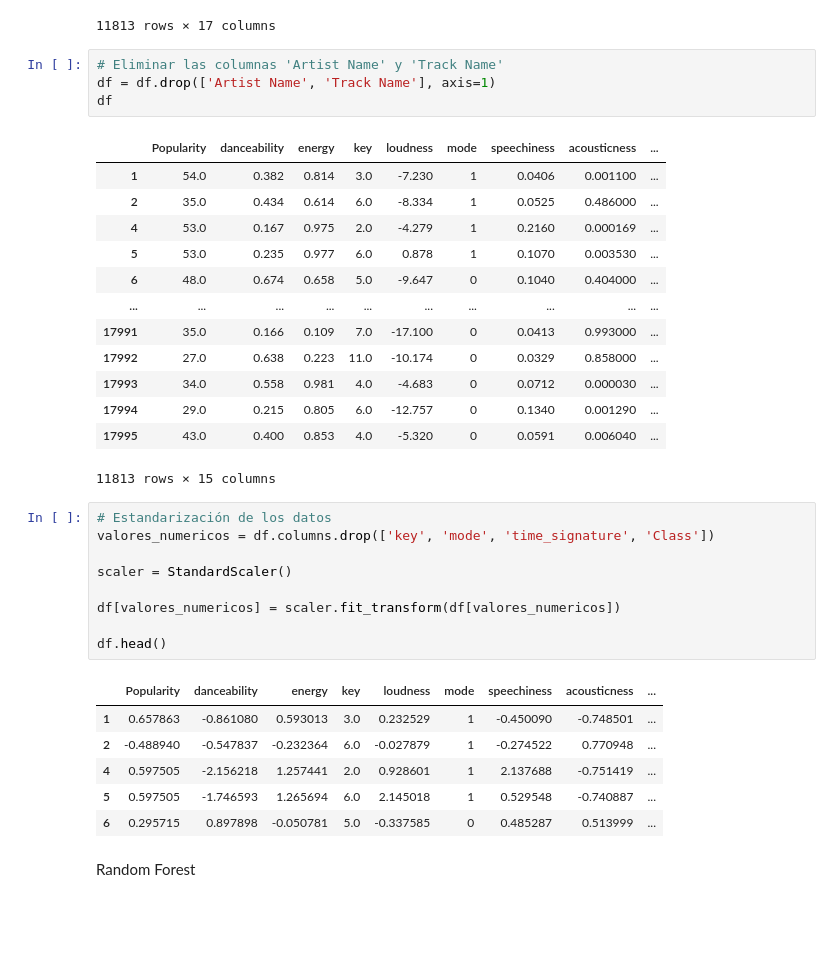
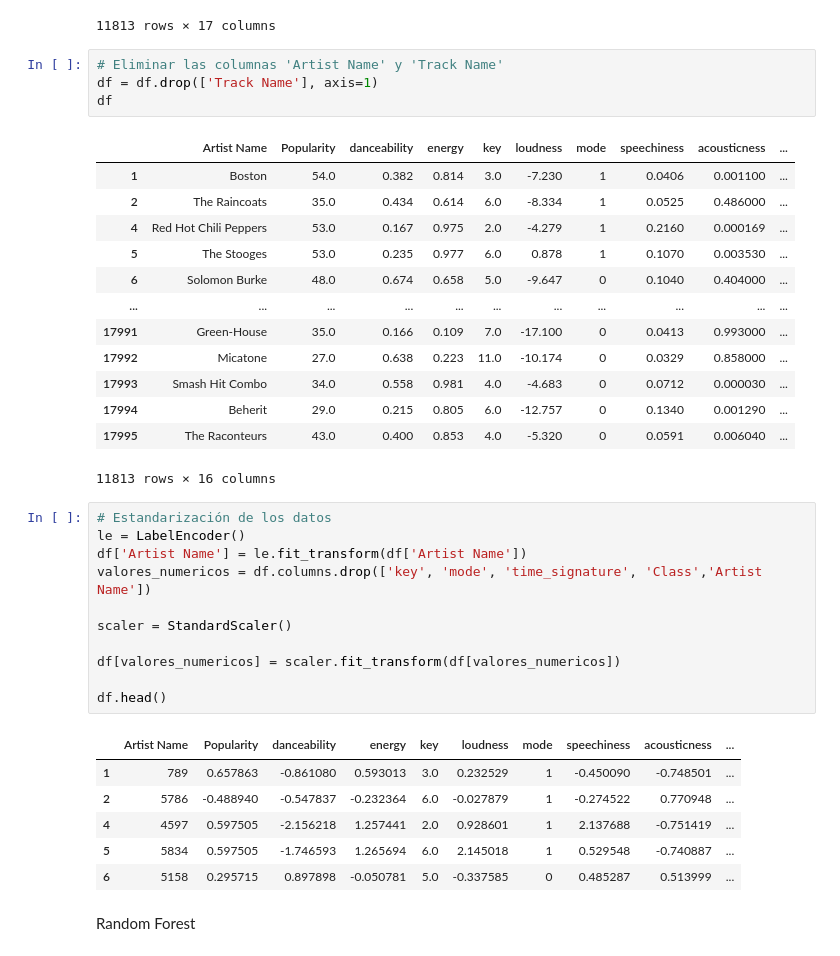
Before and after one commit to gaanno/proyecto-ml, a Jupyter notebook: proyecto.ipynb, the cells around one changed output. Drawn from its saved outputs; the diff is of its cells as text; blank space fills up the shorter version.

```diff
--- a/proyecto.ipynb
+++ b/proyecto.ipynb
@@ -100,25 +100,27 @@ df
 11813 rows × 17 columns
 # %%
 # Eliminar las columnas 'Artist Name' y 'Track Name'
-df = df.drop(['Artist Name', 'Track Name'], axis=1)
+df = df.drop(['Track Name'], axis=1)
 df
 # %% [output]
-|  | Popularity | danceability | energy | key | loudness | mode | speechiness | acousticness | ... |
-| 1 | 54.0 | 0.382 | 0.814 | 3.0 | -7.230 | 1 | 0.0406 | 0.001100 | ... |
-| 2 | 35.0 | 0.434 | 0.614 | 6.0 | -8.334 | 1 | 0.0525 | 0.486000 | ... |
-| 4 | 53.0 | 0.167 | 0.975 | 2.0 | -4.279 | 1 | 0.2160 | 0.000169 | ... |
-| 5 | 53.0 | 0.235 | 0.977 | 6.0 | 0.878 | 1 | 0.1070 | 0.003530 | ... |
-| 6 | 48.0 | 0.674 | 0.658 | 5.0 | -9.647 | 0 | 0.1040 | 0.404000 | ... |
-| ... | ... | ... | ... | ... | ... | ... | ... | ... | ... |
-| 17991 | 35.0 | 0.166 | 0.109 | 7.0 | -17.100 | 0 | 0.0413 | 0.993000 | ... |
-| 17992 | 27.0 | 0.638 | 0.223 | 11.0 | -10.174 | 0 | 0.0329 | 0.858000 | ... |
-| 17993 | 34.0 | 0.558 | 0.981 | 4.0 | -4.683 | 0 | 0.0712 | 0.000030 | ... |
-| 17994 | 29.0 | 0.215 | 0.805 | 6.0 | -12.757 | 0 | 0.1340 | 0.001290 | ... |
-| 17995 | 43.0 | 0.400 | 0.853 | 4.0 | -5.320 | 0 | 0.0591 | 0.006040 | ... |
+|  | Artist Name | Popularity | danceability | energy | key | loudness | mode | speechiness | acousticness | ... |
+| 1 | Boston | 54.0 | 0.382 | 0.814 | 3.0 | -7.230 | 1 | 0.0406 | 0.001100 | ... |
+| 2 | The Raincoats | 35.0 | 0.434 | 0.614 | 6.0 | -8.334 | 1 | 0.0525 | 0.486000 | ... |
+| 4 | Red Hot Chili Peppers | 53.0 | 0.167 | 0.975 | 2.0 | -4.279 | 1 | 0.2160 | 0.000169 | ... |
+| 5 | The Stooges | 53.0 | 0.235 | 0.977 | 6.0 | 0.878 | 1 | 0.1070 | 0.003530 | ... |
+| 6 | Solomon Burke | 48.0 | 0.674 | 0.658 | 5.0 | -9.647 | 0 | 0.1040 | 0.404000 | ... |
+| ... | ... | ... | ... | ... | ... | ... | ... | ... | ... | ... |
+| 17991 | Green-House | 35.0 | 0.166 | 0.109 | 7.0 | -17.100 | 0 | 0.0413 | 0.993000 | ... |
+| 17992 | Micatone | 27.0 | 0.638 | 0.223 | 11.0 | -10.174 | 0 | 0.0329 | 0.858000 | ... |
+| 17993 | Smash Hit Combo | 34.0 | 0.558 | 0.981 | 4.0 | -4.683 | 0 | 0.0712 | 0.000030 | ... |
+| 17994 | Beherit | 29.0 | 0.215 | 0.805 | 6.0 | -12.757 | 0 | 0.1340 | 0.001290 | ... |
+| 17995 | The Raconteurs | 43.0 | 0.400 | 0.853 | 4.0 | -5.320 | 0 | 0.0591 | 0.006040 | ... |
-11813 rows × 15 columns
+11813 rows × 16 columns
 # %%
 # Estandarización de los datos
-valores_numericos = df.columns.drop(['key', 'mode', 'time_signature', 'Class'])
+le = LabelEncoder()
+df['Artist Name'] = le.fit_transform(df['Artist Name'])
+valores_numericos = df.columns.drop(['key', 'mode', 'time_signature', 'Class','Artist Name'])
 
 scaler = StandardScaler()
 
@@ -126,12 +128,12 @@ df[valores_numericos] = scaler.fit_transform(df[valores_numericos])
 
 df.head()
 # %% [output]
-|  | Popularity | danceability | energy | key | loudness | mode | speechiness | acousticness | ... |
-| 1 | 0.657863 | -0.861080 | 0.593013 | 3.0 | 0.232529 | 1 | -0.450090 | -0.748501 | ... |
-| 2 | -0.488940 | -0.547837 | -0.232364 | 6.0 | -0.027879 | 1 | -0.274522 | 0.770948 | ... |
-| 4 | 0.597505 | -2.156218 | 1.257441 | 2.0 | 0.928601 | 1 | 2.137688 | -0.751419 | ... |
-| 5 | 0.597505 | -1.746593 | 1.265694 | 6.0 | 2.145018 | 1 | 0.529548 | -0.740887 | ... |
-| 6 | 0.295715 | 0.897898 | -0.050781 | 5.0 | -0.337585 | 0 | 0.485287 | 0.513999 | ... |
+|  | Artist Name | Popularity | danceability | energy | key | loudness | mode | speechiness | acousticness | ... |
+| 1 | 789 | 0.657863 | -0.861080 | 0.593013 | 3.0 | 0.232529 | 1 | -0.450090 | -0.748501 | ... |
+| 2 | 5786 | -0.488940 | -0.547837 | -0.232364 | 6.0 | -0.027879 | 1 | -0.274522 | 0.770948 | ... |
+| 4 | 4597 | 0.597505 | -2.156218 | 1.257441 | 2.0 | 0.928601 | 1 | 2.137688 | -0.751419 | ... |
+| 5 | 5834 | 0.597505 | -1.746593 | 1.265694 | 6.0 | 2.145018 | 1 | 0.529548 | -0.740887 | ... |
+| 6 | 5158 | 0.295715 | 0.897898 | -0.050781 | 5.0 | -0.337585 | 0 | 0.485287 | 0.513999 | ... |
 # %% [markdown]
 Random Forest
 # %%
```
Also changed, not shown: parts of 18 cells of this notebook.
